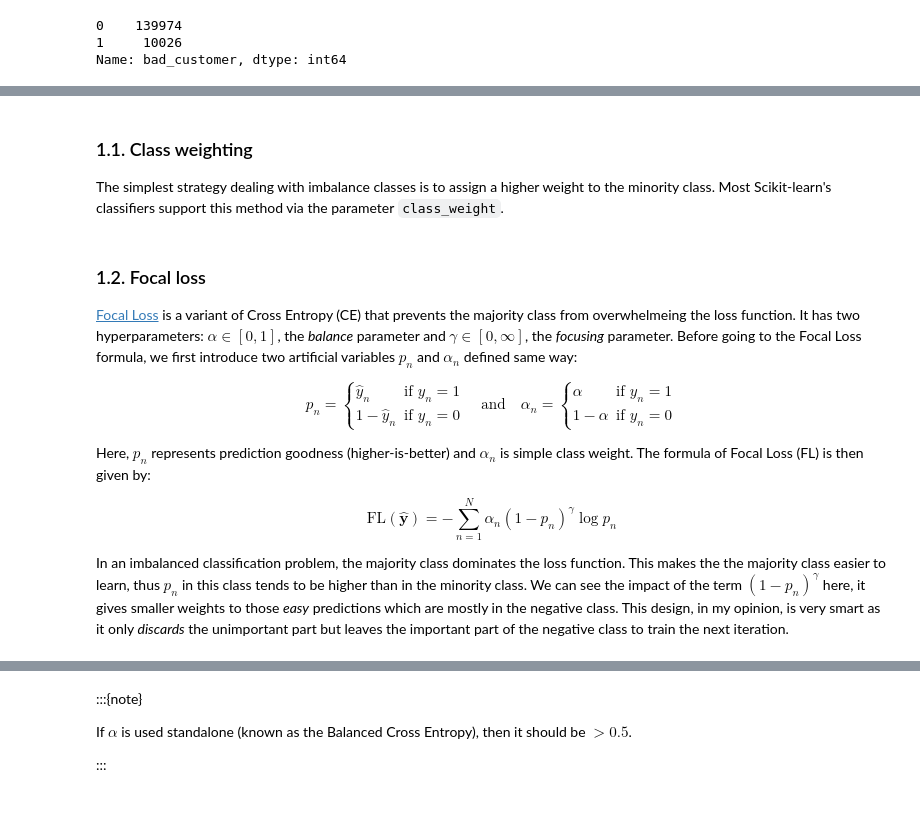
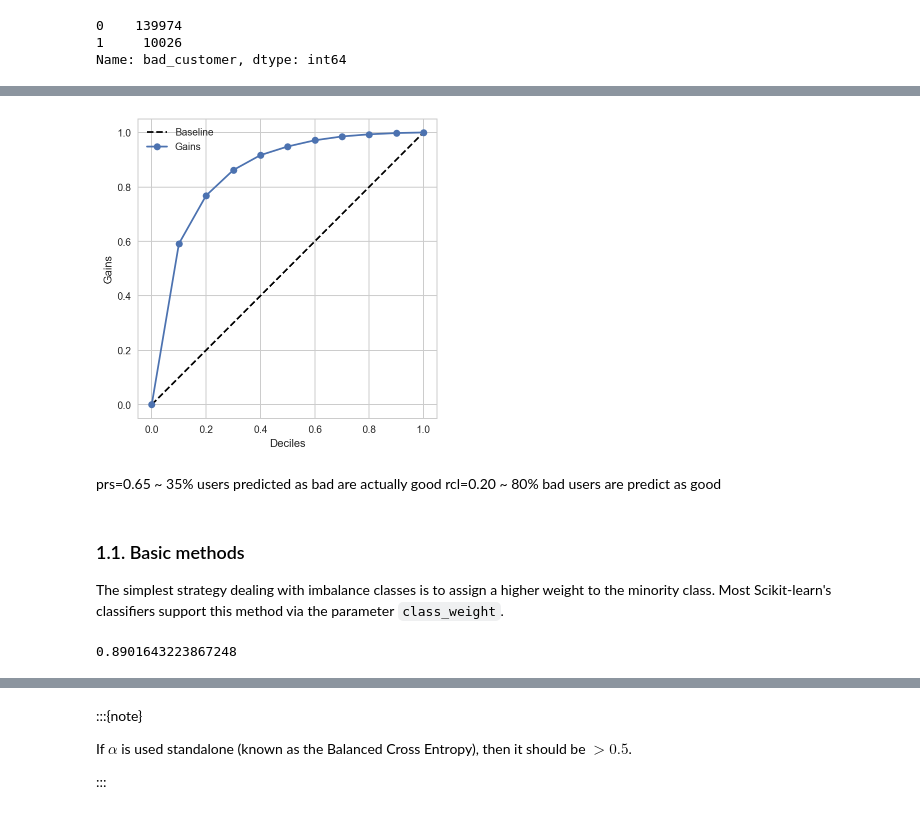
Before and after one commit to hungpq7/tabular-book, a Jupyter notebook: 07-tabular-learning/imblearn-targeted-modeling.ipynb, the cells around one changed output, grey strips where cells are left out. Cells and saved outputs as stored; diff of their text form; code cells hidden in the pictures.

```diff
--- a/07-tabular-learning/imblearn-targeted-modeling.ipynb
+++ b/07-tabular-learning/imblearn-targeted-modeling.ipynb
@@ -58,28 +104,20 @@ ValueError: 'clean-sampling' methods do let the user specify the sampling ratio.
+# %%
+plotCumulativeGains(y, yProb)
+# %% [output]
+[figure, added]
+# %% [markdown]
+prs=0.65 ~ 35% users predicted as bad are actually good
+rcl=0.20 ~ 80% bad users are predict as good
 # %% [markdown]
-### 1.1. Class weighting
+### 1.1. Basic methods
+
 The simplest strategy dealing with imbalance classes is to assign a higher weight to the minority class. Most Scikit-learn's classifiers support this method via the parameter `class_weight`.
-# %% [markdown]
-### 1.2. Focal loss
-[Focal Loss] is a variant of Cross Entropy (CE) that prevents the majority class from overwhelmeing the loss function. It has two hyperparameters: $\alpha\in[0,1]$, the *balance* parameter and $\gamma\in[0,\infty]$, the *focusing* parameter. Before going to the Focal Loss formula, we first introduce two artificial variables $p_n$ and $\alpha_n$ defined same way:
-
-$$
-p_n=
-\begin{cases}
-\hat{y}_n   & \text{if }y_n=1 \\
-1-\hat{y}_n & \text{if }y_n=0
-\end{cases}
-\quad\text{and}\quad
-\alpha_n=
-\begin{cases}
-\alpha   & \text{if }y_n=1 \\
-1-\alpha & \text{if }y_n=0
-\end{cases}
-$$
-
-Here, $p_n$ represents prediction goodness (higher-is-better) and $\alpha_n$ is simple class weight. The formula of Focal Loss (FL) is then given by:
-
-$$\text{FL}(\hat{\mathbf{y}})=-\sum_{n=1}^N \alpha_n(1-p_n)^\gamma\log{p_n}$$
-
-In an imbalanced classification problem, the majority class dominates the loss function. This makes the the majority class easier to learn, thus $p_n$ in this class tends to be higher than in the minority class. We can see the impact of the term $(1-p_n)^\gamma$ here, it gives smaller weights to those *easy* predictions which are mostly in the negative class. This design, in my opinion, is very smart as it only *discards* the unimportant part but leaves the important part of the negative class to train the next iteration.
-
-[Focal Loss]: https://arxiv.org/pdf/1708.02002.pdf
+# %%
+model = LGBMClassifier(class_weight={1: 7, 0: 1})
+model.fit(x, y)
+yPred = model.predict(x)
+yProb = model.predict_proba(x)[:, 1]
+
+AUC(y, yProb)
+# %% [output]
+0.8901643223867248
```
Also changed, not shown: parts of 27 cells of this notebook, 4 other files.
